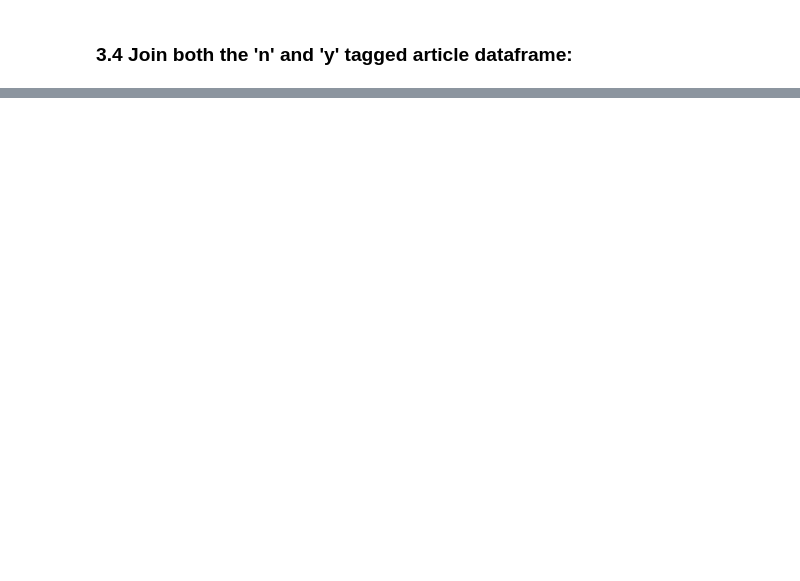
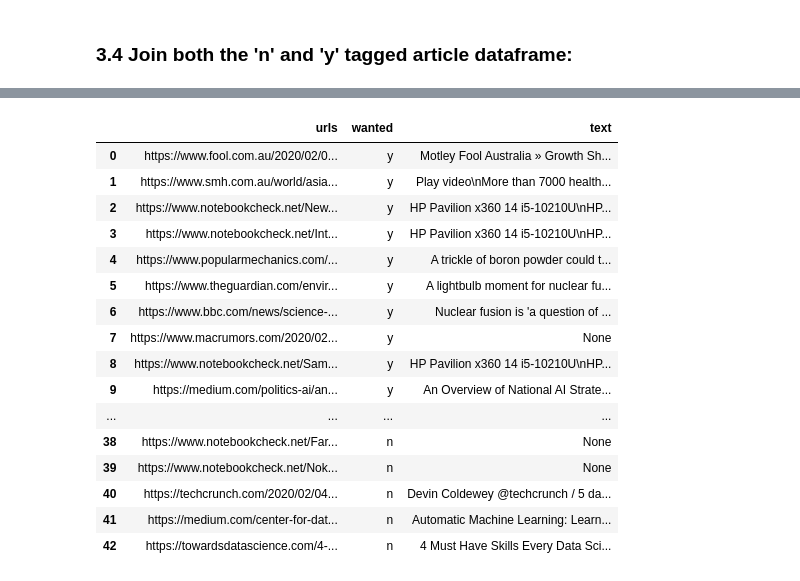
Before and after one commit to ylee9107/ML_app_CreateCustomNewsFeed, a Jupyter notebook: ML_app_CreateCustomNewsFeed.ipynb, the cells around one changed output, grey strips where cells are left out. Saved outputs shown, nothing was run; the diff lists cells and outputs as text; code cells hidden in the pictures; blank space fills up the shorter version.

```diff
--- a/ML_app_CreateCustomNewsFeed.ipynb
+++ b/ML_app_CreateCustomNewsFeed.ipynb
@@ -296,0 +375,2 @@ This stage uses the Embedly API to download and extract story bodies.
+# %%
+url_content = json.loads(request_HTML.text)['response'].get('content')
@@ -296,0 +381,14 @@ This stage uses the Embedly API to download and extract story bodies.
+# %%
+def get_html(x):
+    '''
+    Func: Will try and extract all the article data from the URLs by utilising the BoilerPiper API.
+    Will return None, if the article cannot be extracted.
+    '''
+    try:
+        quote_URL = urllib.parse.quote(x)
+        request_HTML = requests.get(boilerPipe_API_url_begin + quote_URL + boilerPipe_API_url_end + output_setting + boilerPipe_API_url_end2)
+        sleep(10)
+        url_content = json.loads(request_HTML.text)['response'].get('content')
+    except:
+        return None
+    return url_content
@@ -296,0 +399,5 @@ This stage uses the Embedly API to download and extract story bodies.
+# %%
+all_url_content = []
+for i in range(len(articles_df)):
+    current_url_content = get_html(articles_df['urls'][i])
+    all_url_content.append(current_url_content)
@@ -296,0 +436,24 @@ This stage uses the Embedly API to download and extract story bodies.
+# %%
+# Save the list back to the original Dataframe as a new column:
+articles_df['text'] = all_url_content
+# %%
+# Inspect:
+articles_df
+# %% [output]
+|  | urls | wanted | text |
+| 0 | https://www.fool.com.au/2020/02/0... | y | Motley Fool Australia » Growth Sh... |
+| 1 | https://www.smh.com.au/world/asia... | y | Play video\nMore than 7000 health... |
+| 2 | https://www.notebookcheck.net/New... | y | HP Pavilion x360 14 i5-10210U\nHP... |
+| 3 | https://www.notebookcheck.net/Int... | y | HP Pavilion x360 14 i5-10210U\nHP... |
+| 4 | https://www.popularmechanics.com/... | y | A trickle of boron powder could t... |
+| 5 | https://www.theguardian.com/envir... | y | A lightbulb moment for nuclear fu... |
+| 6 | https://www.bbc.com/news/science-... | y | Nuclear fusion is 'a question of ... |
+| 7 | https://www.macrumors.com/2020/02... | y | None |
+| 8 | https://www.notebookcheck.net/Sam... | y | HP Pavilion x360 14 i5-10210U\nHP... |
+| 9 | https://medium.com/politics-ai/an... | y | An Overview of National AI Strate... |
+| ... | ... | ... | ... |
+| 38 | https://www.notebookcheck.net/Far... | n | None |
+| 39 | https://www.notebookcheck.net/Nok... | n | None |
+| 40 | https://techcrunch.com/2020/02/04... | n | Devin Coldewey @techcrunch / 5 da... |
+| 41 | https://medium.com/center-for-dat... | n | Automatic Machine Learning: Learn... |
+| 42 | https://towardsdatascience.com/4-... | n | 4 Must Have Skills Every Data Sci... |
```
Also changed, not shown: parts of 24 cells of this notebook.
